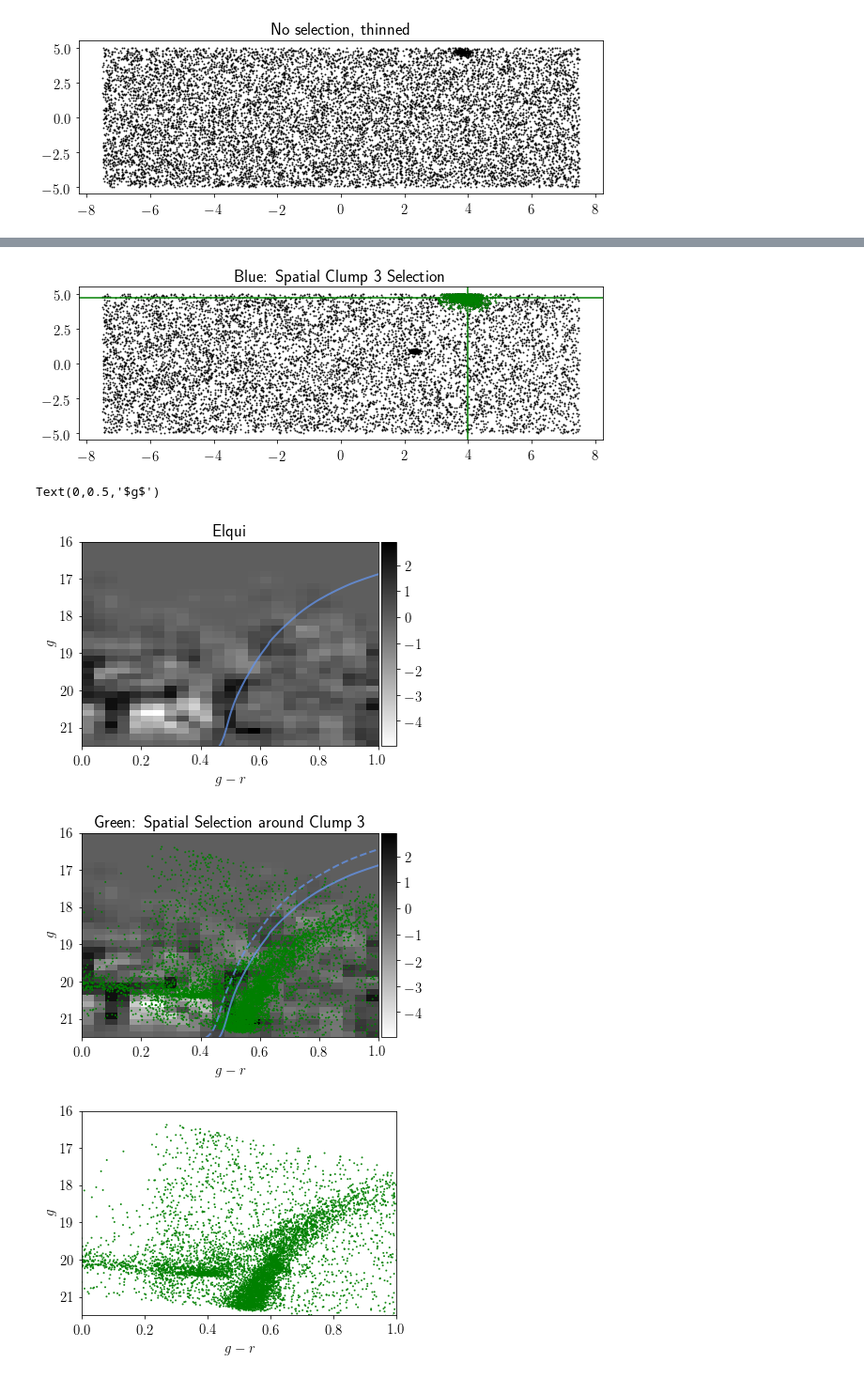
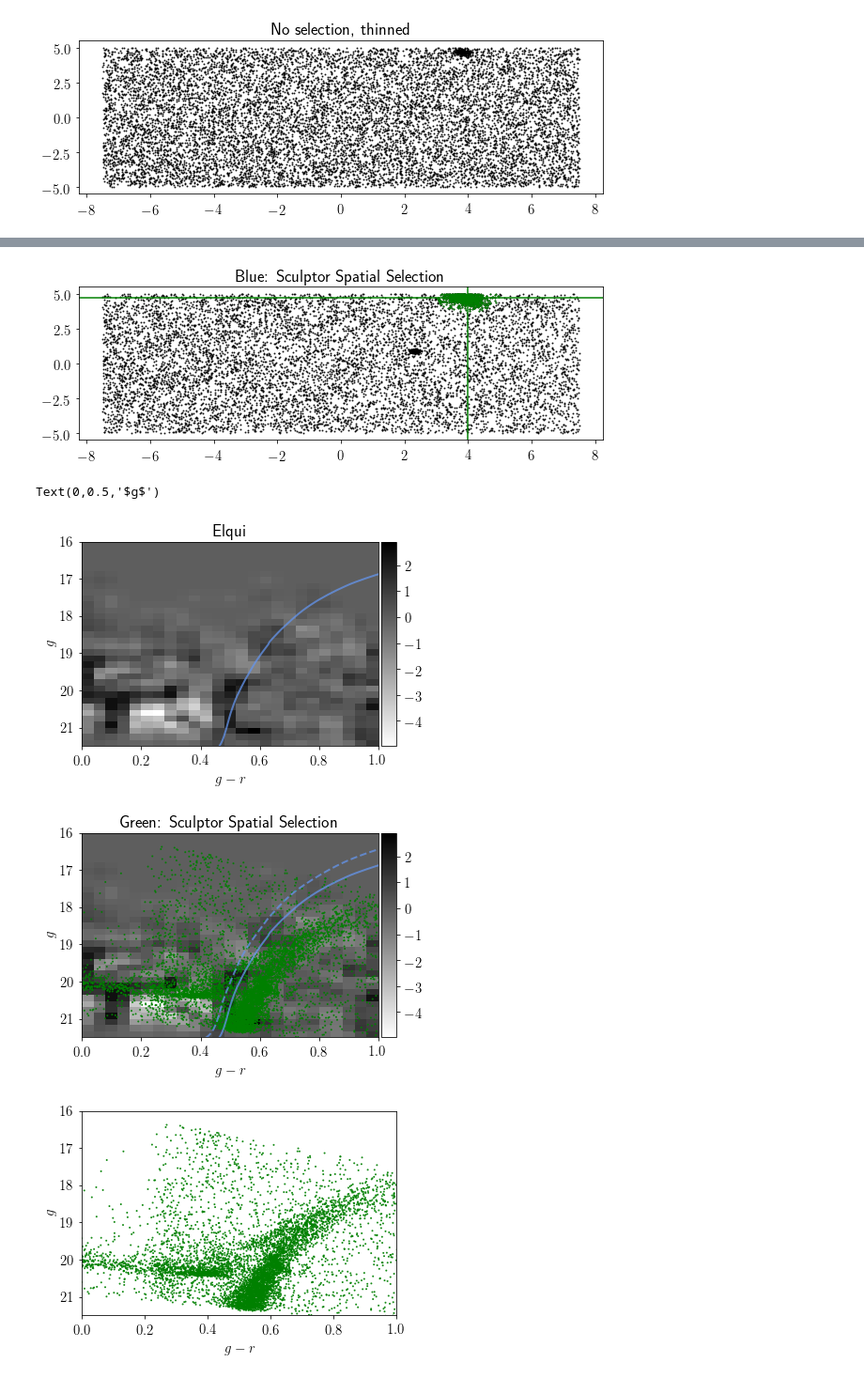
Before and after one commit to norashipp/shared_notebooks, a Jupyter notebook: Elqui.ipynb, the cells around one changed output, grey strips where cells are left out. Shown at 94% size. Cells and saved outputs as stored; diff of their text form; code cells hidden in the pictures.

```diff
--- a/Elqui.ipynb
+++ b/Elqui.ipynb
@@ -662,37 +678,37 @@ plt.plot(data['PHI1'][pm_cut_clump_tight&on_clump3], data['PHI2'][pm_cut_clump_t
 plt.axvline(phi1_clump3, c='g')
 plt.axhline(phi2_clump3, c='g')
 
-plt.title('Blue: Spatial Clump 3 Selection')
+plt.title('Blue: Sculptor Spatial Selection')
 plt.show()
 # %% [output]
-[figure, old version]
+[figure, new version]
 # %%
 im = pm.plot_hess(stream, data[on_stream&pm_cut], data[off_stream&pm_cut], gmax=21.5)
 # im = pm.plot_hess(stream, data[on_stream], data[off_stream], gmax=21.5)
 plt.plot(iso.color, iso.mag+mu, '-', c='cornflowerblue', lw=2, alpha=0.75, zorder=1, label='%.1f Gyr\n[Fe/H]=$%.2f$' %(age, iso.z2feh(z)))
 plt.xlim(0,1)
 plt.ylim(21.5,16)
 pm.colorbar(im)
 
 im = pm.plot_hess(stream, data[on_stream&pm_cut], data[off_stream&pm_cut], gmax=21.5)
 plt.plot(iso.color, iso.mag+mu, '-', c='cornflowerblue', lw=2, alpha=0.75, zorder=1, label='%.1f Gyr\n[Fe/H]=$%.2f$' %(age, iso.z2feh(z)))
 plt.plot(iso2.color, iso2.mag+mu, '--', c='cornflowerblue', lw=2, alpha=0.75, zorder=1, label='%.1f Gyr\n[Fe/H]=$%.2f$' %(age, iso.z2feh(z)))
 plt.scatter(data[MAGG][on_clump3] - data[MAGR][on_clump3], data[MAGG][on_clump3], s=1, alpha=0.9, edgecolor='g', facecolor='none')
 plt.xlim(0,1)
 plt.ylim(21.5,16)
-plt.title('Green: Spatial Selection around Clump 3')
+plt.title('Green: Sculptor Spatial Selection')
 pm.colorbar(im)
 
 plt.figure()
 plt.scatter(data[MAGG][on_clump3] - data[MAGR][on_clump3], data[MAGG][on_clump3], s=1, alpha=0.9, edgecolor='g', facecolor='none')
 plt.xlim(0,1)
 plt.ylim(21.5,16)
 plt.xlabel(r'$g-r$')
 plt.ylabel(r'$g$')
 # %% [output]
 Text(0,0.5,'$g$')
 [figure]
-[figure, old version]
+[figure, new version]
 [figure]
 # %%
 im = pm.plot_hess(stream, data[on_stream&pm_cut], data[off_stream&pm_cut], gmax=21.5)
```
Also changed, not shown: parts of 8 cells of this notebook.
